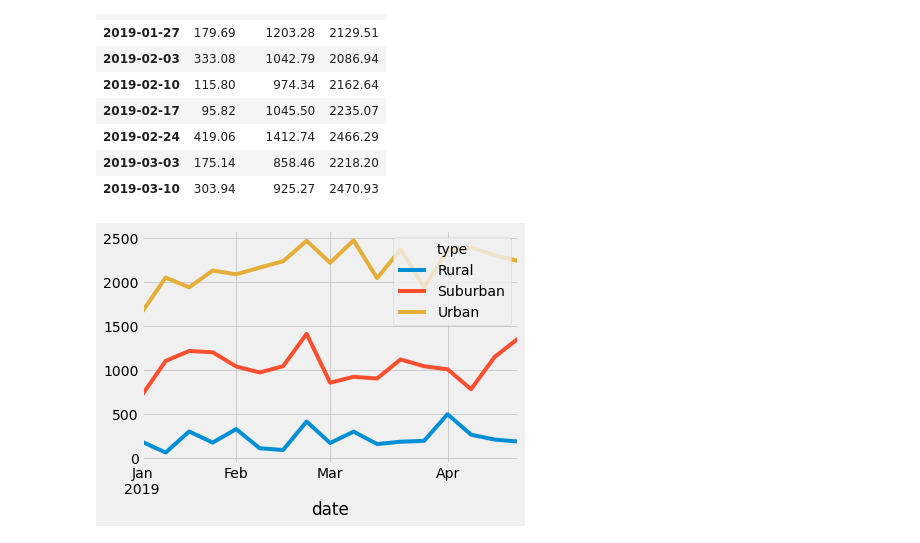
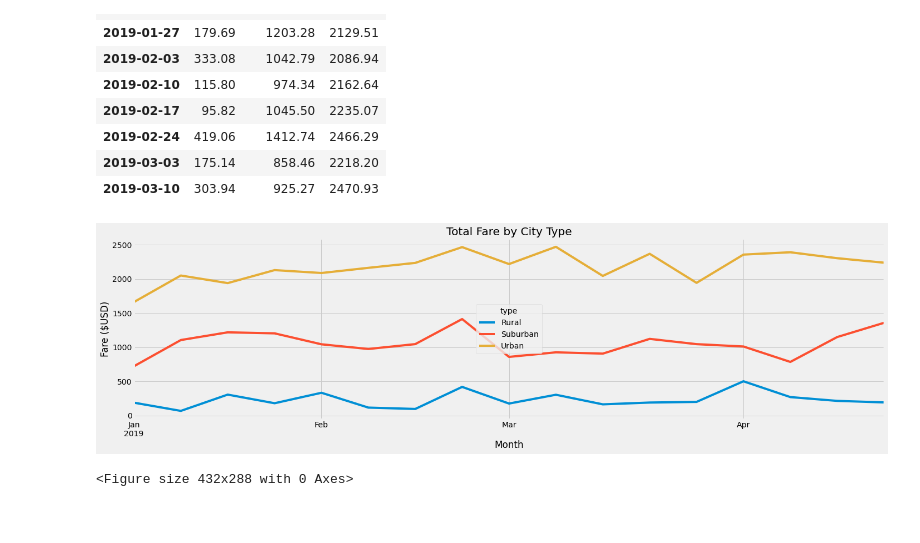
Before and after one commit to BMoreland20/PyBer_Analysis, a Jupyter notebook: PyBer_Challenge.ipynb, the cells around one changed output. Saved outputs shown, nothing was run; the diff lists cells and outputs as text; code cells hidden in the pictures.

```diff
--- a/PyBer_Challenge.ipynb
+++ b/PyBer_Challenge.ipynb
@@ -284,13 +284,22 @@ date_sum_fares_weekly.head(10)
 # %%
 # 8. Using the object-oriented interface method, plot the resample DataFrame using the df.plot() function.
 
 # Import the style from Matplotlib.
 from matplotlib import style
 # Use the graph style fivethirtyeight.
 style.use('fivethirtyeight')
 
-date_sum_fares_weekly.plot()
+# Plot the resampled DataFrame.
 
-plt.savefig("C:\\Users\\Blaine\\Documents\\College\\Bootcamp\\PyBer_Analysis\\Resources\\Fig1.png")
+date_sum_fares_weekly = date_sum_fares_weekly.plot(figsize = (20,6))
+# Add a title
+date_sum_fares_weekly.set_title("Total Fare by City Type")
+#  Add a x- and y-axis label.
+date_sum_fares_weekly.set_xlabel("Month")
+date_sum_fares_weekly.set_ylabel("Fare ($USD)")
+
+plt.tight_layout()
+plt.show()
 # %% [output]
-[figure, old version]
+[figure, new version]
+<Figure size 432x288 with 0 Axes>
```
Also changed, not shown: parts of 1 cell of this notebook, 2 other files.
